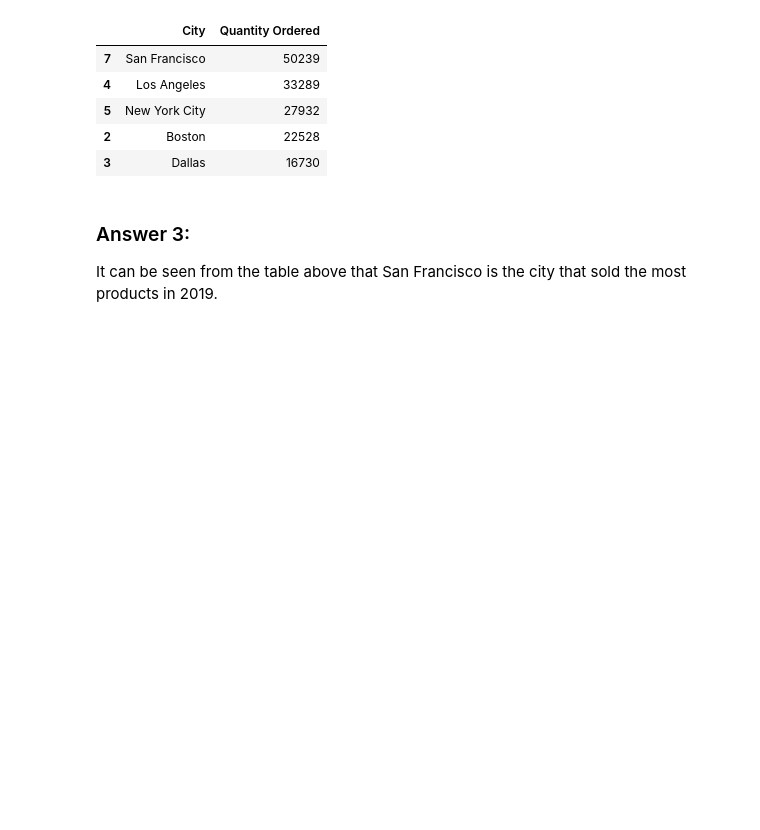
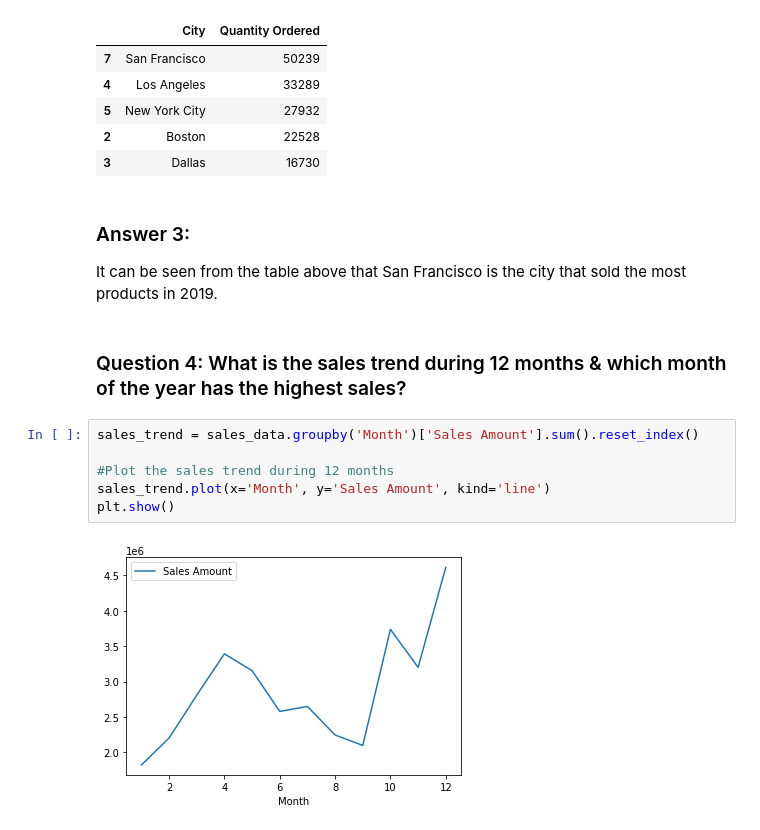
Before and after one commit to huongtran196/Pandas_Sales_Analysis, a Jupyter notebook: Pandas Sales Analysis.ipynb, the cells around one changed output. Cells and saved outputs as stored; diff of their text form; blank space fills up the shorter version.

Commit message:
Group by data & Plot sales trend

```diff
--- a/Pandas Sales Analysis.ipynb
+++ b/Pandas Sales Analysis.ipynb
@@ -207,3 +207,13 @@ city_prod.head()
 # %% [markdown]
 ### Answer 3:
 It can be seen from the table above that San Francisco is the city that sold the most products in 2019.
+# %% [markdown]
+### Question 4: What is the sales trend during 12 months & which month of the year has the highest sales?
+# %%
+sales_trend = sales_data.groupby('Month')['Sales Amount'].sum().reset_index()
+
+#Plot the sales trend during 12 months
+sales_trend.plot(x='Month', y='Sales Amount', kind='line')
+plt.show()
+# %% [output]
+[figure, added]
```
